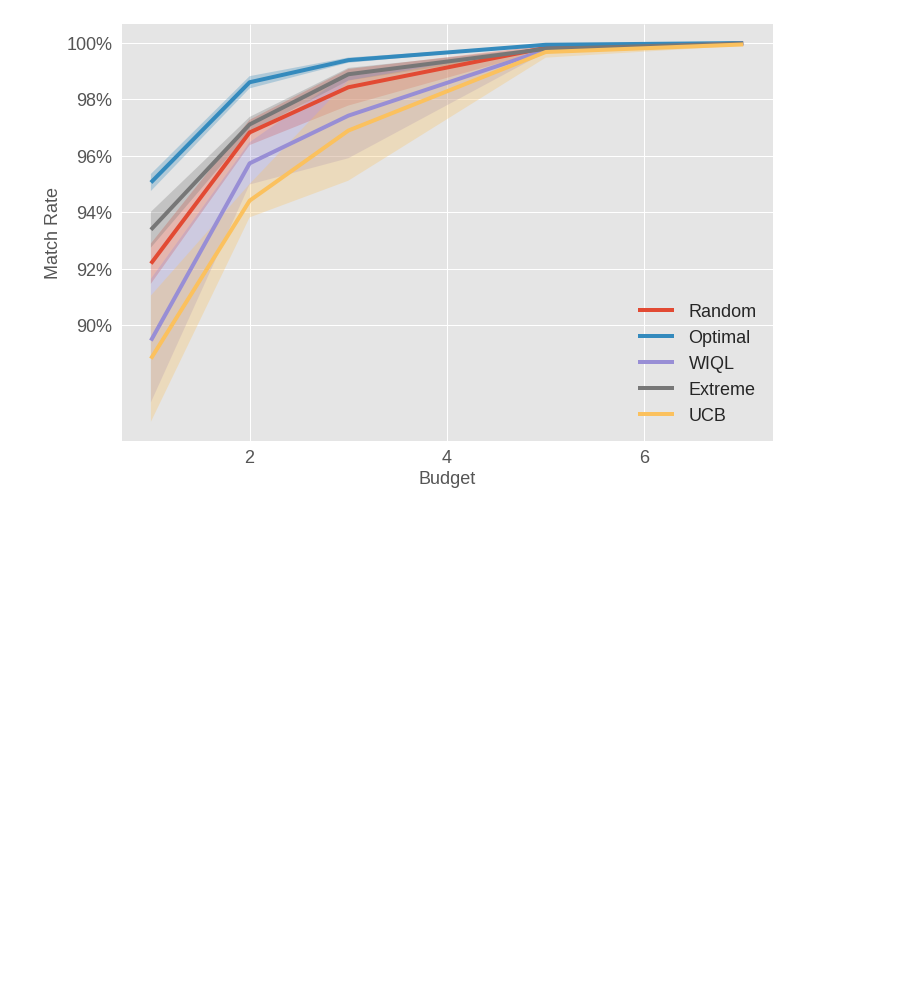
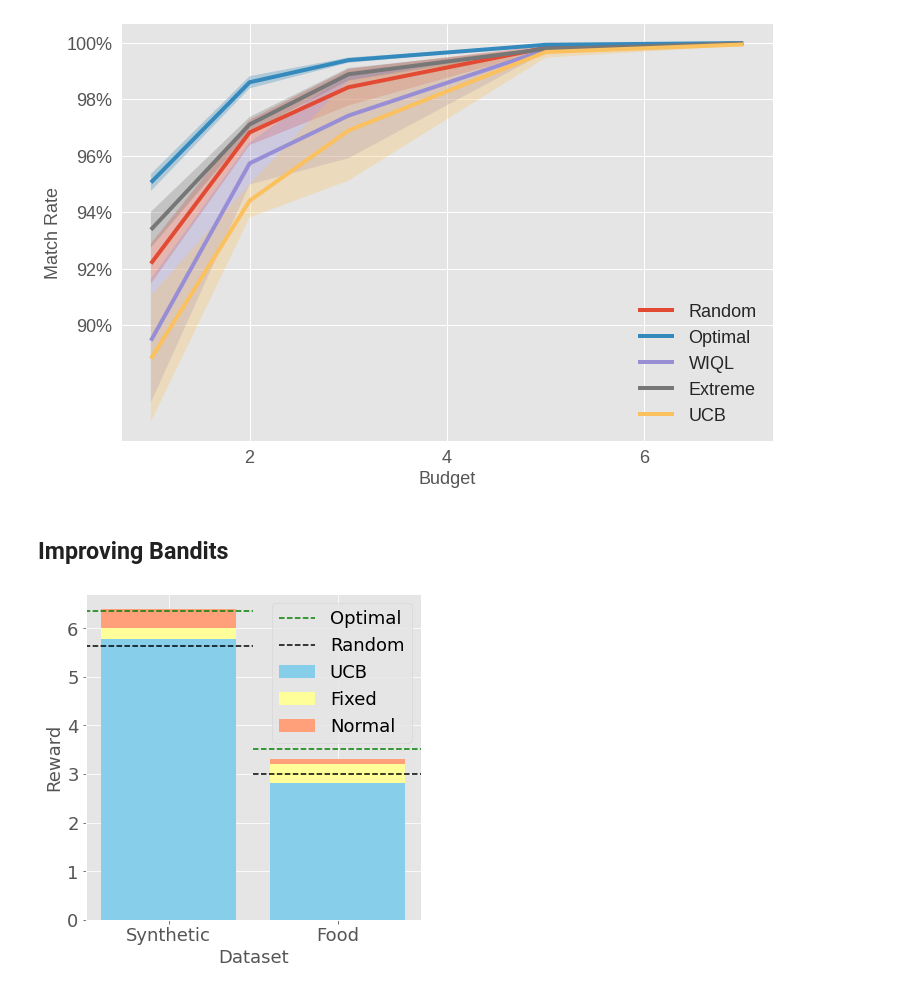
Before and after one commit to naveenr414/food-rescue-rmab, a Jupyter notebook: scripts/Plotting.ipynb, the cells around one changed output. Drawn from its saved outputs; the diff is of its cells as text; code cells hidden in the pictures; blank space fills up the shorter version.

Commit message:
Created Whittle + Normal Confidence Interval, and evaluated it

```diff
--- a/scripts/Plotting.ipynb
+++ b/scripts/Plotting.ipynb
@@ -143,3 +163,61 @@ plt.ylabel("Match Rate")
 plt.savefig("../figures/baseline/match_budget.pdf")
 # %% [output]
 [figure]
+# %% [markdown]
+## Improving Bandits
+# %%
+data_synthetic = get_results_matching_parameters("replication","synthetic",{})
+data_fr = get_results_matching_parameters("baseline","results",{'n_arms': 8, 'budget': 3})
+data_better = get_results_matching_parameters("better_bandit","normal",{})
+
+synthetic_data = []
+fr_data = []
+
+synthetic_data.append(np.mean([np.mean(i['mean_rewards']['ucw_ucb']) for i in data_synthetic]))
+synthetic_data.append(np.mean([i['mean_reward_baseline'] for i in data_better if i['parameters']['dataset'] == 'synthetic'])-synthetic_data[0])
+synthetic_data.append(np.mean([i['mean_reward_norm'] for i in data_better if i['parameters']['dataset'] == 'synthetic'])-(synthetic_data[1]+synthetic_data[0]))
+synthetic_data_optimal = [np.mean([np.mean(i['mean_rewards']['optimal']) for i in data_synthetic])]
+synthetic_data_random = [np.mean([np.mean(i['mean_rewards']['random']) for i in data_synthetic])]
+
+fr_data.append(np.mean([i['mean_reward']['ucb_rewards'] for i in data_fr]))
+fr_data.append(np.mean([i['mean_reward_baseline'] for i in data_better if i['parameters']['dataset'] == 'fr'])-fr_data[0])
+fr_data.append(np.mean([i['mean_reward_norm'] for i in data_better if i['parameters']['dataset'] == 'fr'])-(fr_data[1]+fr_data[0]))
+fr_data_optimal = np.mean([i['mean_reward']['optimal_rewards'] for i in data_fr])
+fr_data_random = [np.mean([np.mean(i['mean_reward']['random_rewards']) for i in data_fr])]
+# %%
+colors = ['#87CEEB', '#FFFF99', '#FFA07A']  # Pastel Blue, Yellow, and Red
+labels = ['UCB','Fixed','Normal']
+
+
+# Create a figure and axis
+fig, ax = plt.subplots(figsize=(6,6))
+
+# Create a stacked bar chart for the data
+bottom = 0
+for i, value in enumerate(synthetic_data):
+    ax.bar(0, value, color=colors[i], bottom=bottom,label=labels[i])
+    bottom += value
+
+bottom = 0
+for i, value in enumerate(fr_data):
+    ax.bar(1, value, color=colors[i], bottom=bottom)
+    bottom += value
+
+
+# Customize labels and legend
+ax.set_xticks([0,1])
+ax.set_xticklabels(['Synthetic','Food'])
+ax.set_xlabel('Dataset')
+ax.set_ylabel('Reward')
+
+ax.axhline(synthetic_data_optimal, color='green', linestyle='--',xmin=-0.5,xmax=0.5,label='Optimal')
+ax.axhline(synthetic_data_random, color='black', linestyle='--',xmin=-0.5,xmax=0.5,label='Random')
+
+
+ax.axhline(fr_data_optimal, color='green', linestyle='--',xmin=0.5,xmax=1.5)
+ax.axhline(fr_data_random, color='black', linestyle='--',xmin=0.5,xmax=1.5)
+
+plt.legend()
+plt.savefig("../figures/better_bandit/normal_improvement.pdf")
+# %% [output]
+[figure, added]
```
Also changed, not shown: parts of 4 cells of this notebook, 15 other files.
